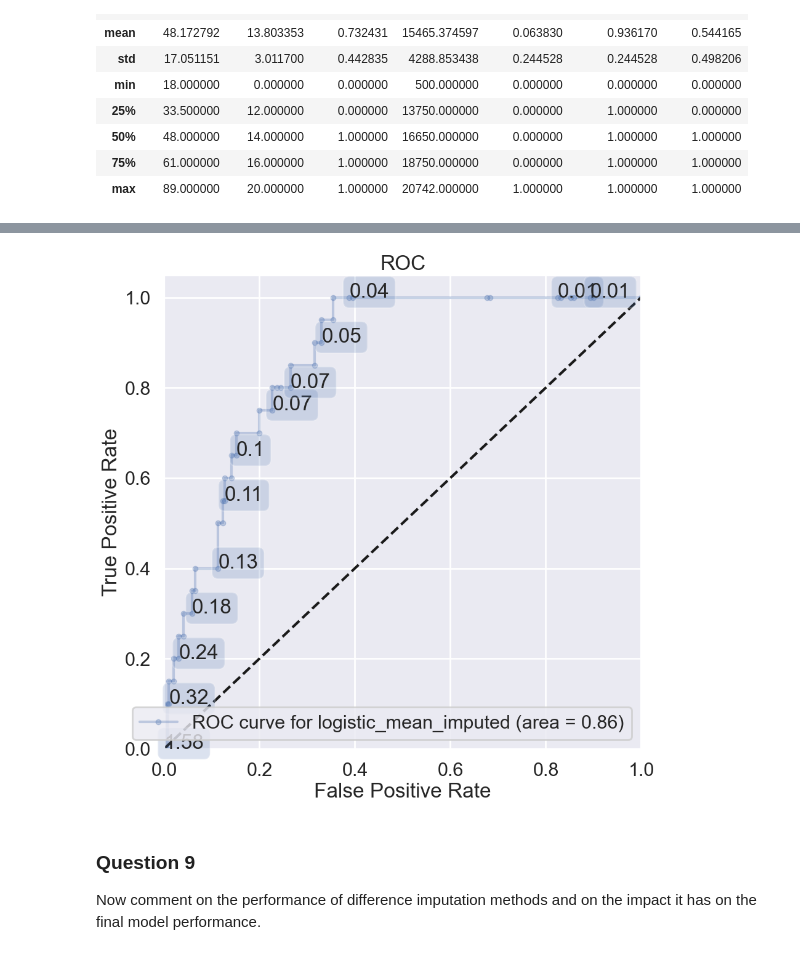
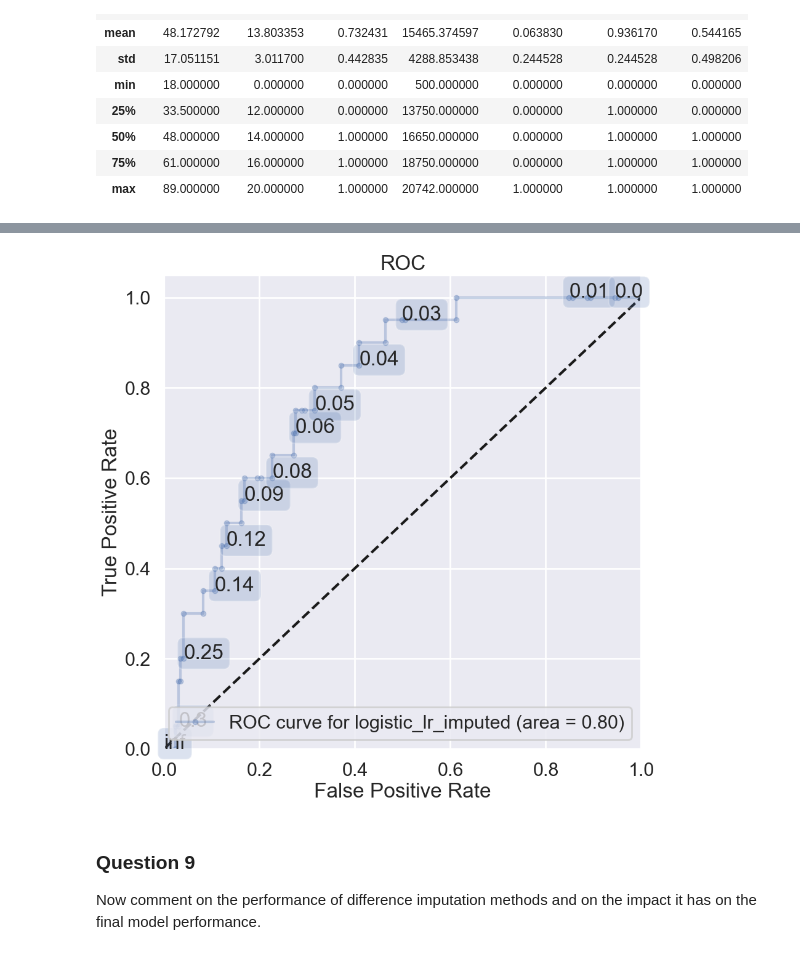
Before and after one commit to martinwss1337/Cliniques, a Jupyter notebook: clinic3/clinic3_full.ipynb, the cells around one changed output, grey strips where cells are left out. Saved outputs shown, nothing was run; the diff lists cells and outputs as text; code cells hidden in the pictures.

```diff
--- a/clinic3/clinic3_full.ipynb
+++ b/clinic3/clinic3_full.ipynb
@@ -737,14 +750,14 @@ plt.show()
 # %%
 
 #####################
 # your code here: create an ROC curve
 #####################
 
 plt.figure(figsize=(10, 10))
-ax = make_roc("logistic_mean_imputed", logit3, y_test, X_test, labe=4, skip=0)
+ax = make_roc("logistic_lr_imputed", logit3, y_test, X_test, labe=4, skip=0)
 plt.show()
 # %% [output]
-[figure, old version]
+[figure, new version]
 # %% [markdown]
 ### Question 9 <a name="q9"></a>
 
```
Also changed, not shown: parts of 30 cells of this notebook.
